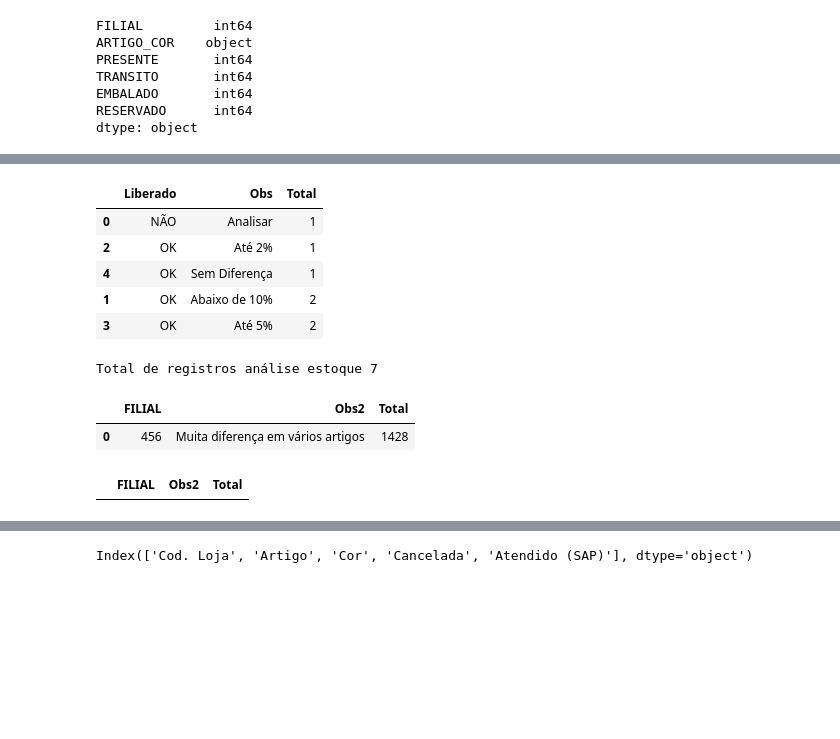
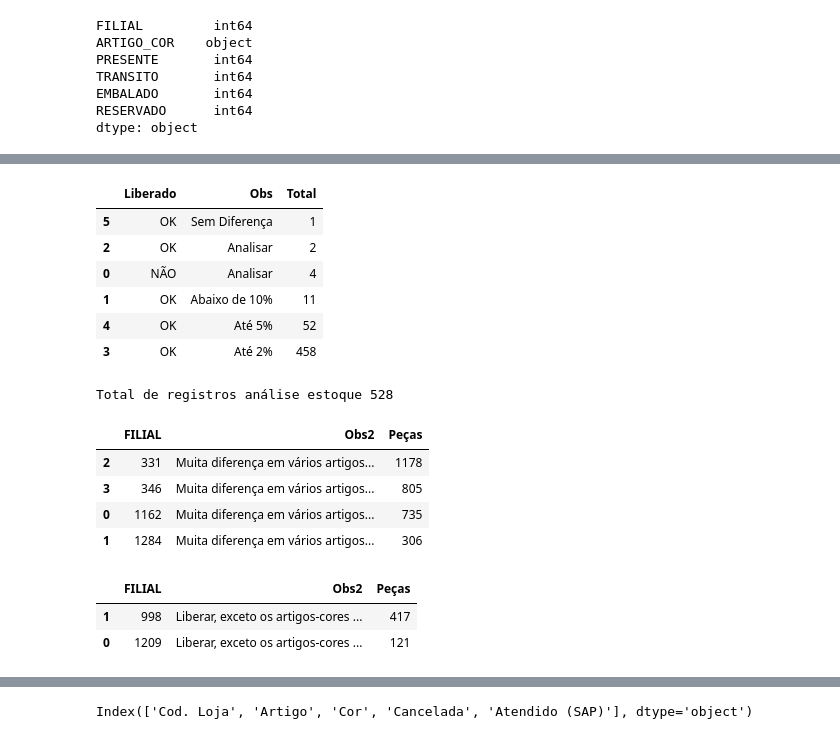
Before and after one commit to Gabrielxdev/TRABALHO, a Jupyter notebook: carteira_estoque.ipynb, the cells around one changed output, grey strips where cells are left out. Drawn from its saved outputs; the diff is of its cells as text; code cells hidden in the pictures; blank space fills up the shorter version.

```diff
--- a/carteira_estoque.ipynb
+++ b/carteira_estoque.ipynb
@@ -9,16 +9,16 @@ from pathlib import Path
 
 bases_path = Path("bases")
 
-checklist = bases_path / "HERING_FRANQUIA_checklist_RA_NORMAL_RA_2025-12-10.xlsx"
-relatorio = bases_path / "relatorio_ra-todas_03e04-12-2025.xlsx"
-estoque = bases_path / "STK_QLIK_10.xlsx"
-carteira = bases_path / "CA_APS_2.0.xlsx"
-carteira_fat = bases_path / "CARTEIRA_F_2.0.xlsx"
-df_check = pd.read_excel(checklist, usecols=['FILIAL', 'ARTIGO_COR', 'PRESENTE', 'TRANSITO', 'EMBALADO', 'RESERVADO'], engine="calamine", sheet_name="Tabela1")
+checklist = bases_path / "HERING_FRANQUIA_checklist_RA_RA_FRANQUIA_2025-12-17.xlsx"
+relatorio = bases_path / "relatorio-full-lw.xlsx"
+estoque = bases_path / "stk17.xlsx"
+carteira = bases_path / "CA_aps.xlsx"
+carteira_fat = bases_path / "CA_FAT17-12.xlsx"
+df_check = pd.read_excel(checklist, usecols=['FILIAL', 'ARTIGO_COR', 'PRESENTE', 'TRANSITO', 'EMBALADO', 'RESERVADO'], engine="calamine", sheet_name="CHECKLIST")
 df_relatorio = pd.read_excel(relatorio, header=5, usecols=['Cod. Loja', 'Artigo', 'Cor', 'Atendido (SAP)', 'Cancelada'], engine="calamine")
-df_estoque = pd.read_excel(estoque, engine="calamine")
-df_cat = pd.read_excel(carteira, engine="calamine")
-df_cat_fat_hoje_ontem = pd.read_excel(carteira_fat, engine="calamine")
+df_estoque = pd.read_excel(estoque, engine="calamine", usecols=['Ponto Venda Cód', 'Artigo', 'Peças', 'Estoque Total'], sheet_name="stk")
+df_cat = pd.read_excel(carteira, engine="calamine", usecols=['PontoVda', 'Sit', 'Artigo', 'Pecas'], sheet_name="Table1")
+df_cat_fat_hoje_ontem = pd.read_excel(carteira_fat, engine="calamine", usecols=['PontoVda', 'Artigo', 'Sit', 'Pecas', 'DtEmiNota'], sheet_name="Table1")
 # %%
 df_check.columns
 # %% [output]
@@ -41,4 +41,3 @@ df_check['FILIAL'] = df_check['FILIAL'].astype(str)
 df_check['chave'] =  df_check['FILIAL'] + df_check['ARTIGO_COR']
 # %%
 df_check.head()
-pd.reset_option('display.max_rows')
@@ -78,7 +78,7 @@ Index(['Dia ', 'Canal ', 'Ponto Venda Cód ', 'Artigo ', 'Pirâmide Atual ',
 # %%
 df_estoque.columns = df_estoque.columns.str.strip()
-colunas_numericas = ['Peças', 'Estoque Total', 'Estoque em Trânsito']
-colunas_categoricas = ['Canal', 'Ponto Venda Cód', 'Pirâmide Atual']
+colunas_numericas = ['Peças', 'Estoque Total']
+colunas_categoricas = ['Ponto Venda Cód']
 df_estoque[colunas_numericas] = df_estoque[colunas_numericas].astype('Int64')
 df_estoque[colunas_categoricas] = df_estoque[colunas_categoricas].astype('str')
 print("\n\n---- Depois da limpeza ---")
@@ -315,11 +324,11 @@ def reavaliar_analisar(row):
 
     # 2. Se Presente > Stk Real E nova porcentagem entre 10% e 14%
     elif (row['PRESENTE'] > row['STK_REAL']) and (10 <= novo_perc <= 14):
-        return 'OK', 'Analisar', f"Liberar, exceto os dois artigos cores, presente > stk Qlik {artigos_ids}"
+        return 'OK', 'Analisar', f"Liberar, exceto os dois artigos cores, presente > stk BI {artigos_ids}"
 
 
     elif (row['PRESENTE'] < row['STK_REAL']):
-        return 'NÃO', 'Analisar', "Muita diferença em vários artigos Presente < Stk Qlik"
+        return 'NÃO', 'Analisar', "Muita diferença em vários artigos Presente < Stk BI"
 
     # 4. Caso residual (entre 10-14 mas Presente < Stk, ou entre 14-16, etc)
     else:
@@ -355,43 +369,47 @@ resumo = resumo.sort_values(by='Total', ascending=True)
 resumo
 # %% [output]
 |  | Liberado | Obs | Total |
-| 0 | NÃO | Analisar | 1 |
-| 2 | OK | Até 2% | 1 |
-| 4 | OK | Sem Diferença | 1 |
-| 1 | OK | Abaixo de 10% | 2 |
-| 3 | OK | Até 5% | 2 |
+| 5 | OK | Sem Diferença | 1 |
+| 2 | OK | Analisar | 2 |
+| 0 | NÃO | Analisar | 4 |
+| 1 | OK | Abaixo de 10% | 11 |
+| 4 | OK | Até 5% | 52 |
+| 3 | OK | Até 2% | 458 |
 # %%
 
 total_filiais = resumo['Total'].sum()
 print(f"Total de registros análise estoque {total_filiais}")
 # %% [output]
-Total de registros análise estoque 7
+Total de registros análise estoque 528
 # %%
 # 1. Primeiro filtramos apenas as linhas onde Liberado é 'NÃO'
 df_travado = TD_STK[TD_STK['Liberado'] == 'NÃO']
 
 # 2. Agrupamos por Filial e Obs2, somando a coluna DIF_ABS
-# O reset_index(name='Total') cria a coluna com o nome 'Total' igual ao seu print
-resumo_travados = df_travado.groupby(['FILIAL', 'Obs2'])['DIF_ABS'].sum().reset_index(name='Total')
+# O reset_index(name='Peças') cria a coluna com o nome 'Peças' igual ao seu print
+resumo_travados = df_travado.groupby(['FILIAL', 'Obs2'])['DIF_ABS'].sum().reset_index(name='Peças')
 
 # (Opcional) Ordenar do maior para o menor erro total
-resumo_travados = resumo_travados.sort_values(by='Total', ascending=False)
+resumo_travados = resumo_travados.sort_values(by='Peças', ascending=False)
 
 pd.set_option('display.max_colwidth', None)
 
 # Agora exiba o resumo novamente
 resumo_travados
 # %% [output]
-|  | FILIAL | Obs2 | Total |
-| 0 | 456 | Muita diferença em vários artigos | 1428 |
+|  | FILIAL | Obs2 | Peças |
+| 2 | 331 | Muita diferença em vários artigos... | 1178 |
+| 3 | 346 | Muita diferença em vários artigos... | 805 |
+| 0 | 1162 | Muita diferença em vários artigos... | 735 |
+| 1 | 1284 | Muita diferença em vários artigos... | 306 |
 # %%
 df_ressalvas = TD_STK[(TD_STK['Liberado'] == 'OK') & (TD_STK['Obs2'] != '')]
 
 # 2. Agrupa por FILIAL e Obs2, somando o DIF_ABS
-resumo_ressalvas = df_ressalvas.groupby(['FILIAL', 'Obs2'])['DIF_ABS'].sum().reset_index(name='Total')
+resumo_ressalvas = df_ressalvas.groupby(['FILIAL', 'Obs2'])['DIF_ABS'].sum().reset_index(name='Peças')
 
 # 3. Ordena do maior Total para o menor (opcional, ajuda a priorizar)
-resumo_ressalvas = resumo_ressalvas.sort_values(by='Total', ascending=False)
+resumo_ressalvas = resumo_ressalvas.sort_values(by='Peças', ascending=False)
 
 # 4. Garante que o texto da Obs2 apareça inteiro
 pd.set_option('display.max_colwidth', None)
@@ -399,7 +417,9 @@ pd.set_option('display.max_colwidth', None)
 # Exibe a tabela
 resumo_ressalvas
 # %% [output]
-|  | FILIAL | Obs2 | Total |
+|  | FILIAL | Obs2 | Peças |
+| 1 | 998 | Liberar, exceto os artigos-cores ... | 417 |
+| 0 | 1209 | Liberar, exceto os artigos-cores ... | 121 |
 # %%
 df_cat
 # %% [output]
```
Also changed, not shown: parts of 50 cells of this notebook, 6 other files.
